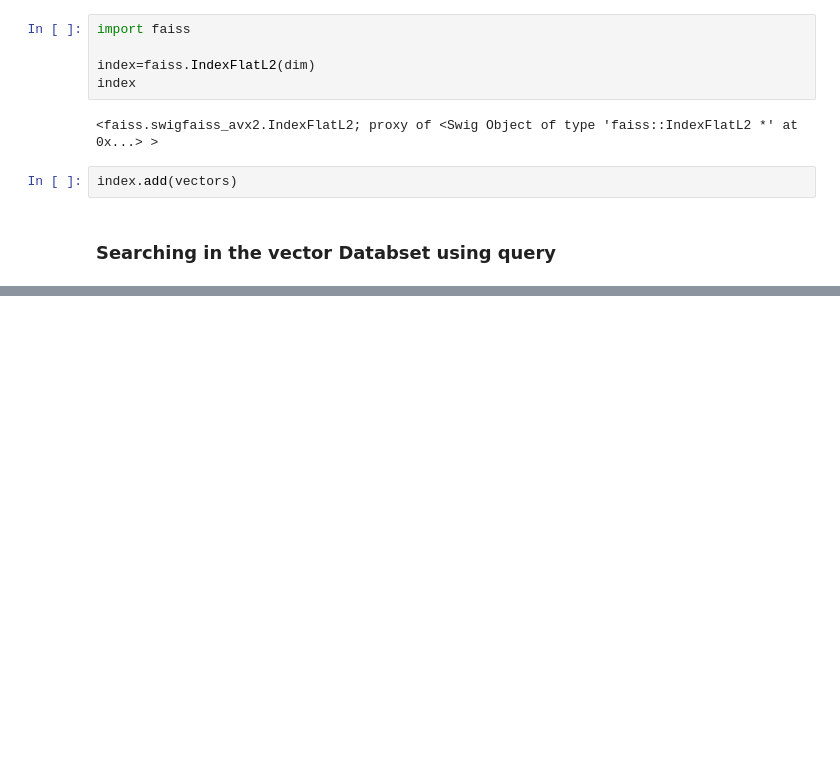
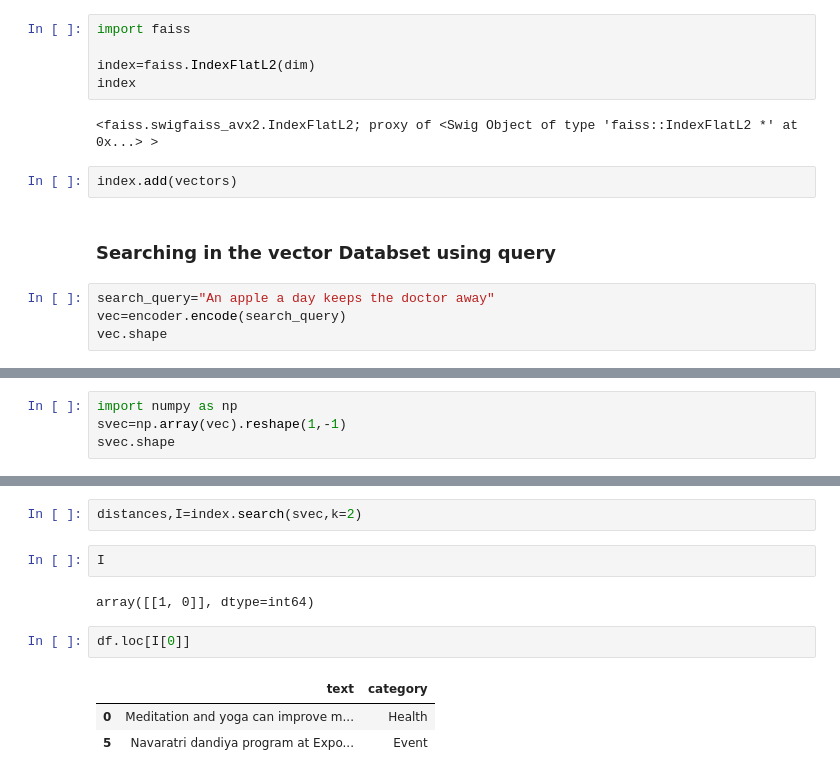
Before and after one commit to Ilham-Syed/EquiLens, a Jupyter notebook: FAISS vector database.ipynb, the cells around one changed output, grey strips where cells are left out. Saved outputs shown, nothing was run; the diff lists cells and outputs as text; blank space fills up the shorter version.

```diff
--- a/FAISS vector database.ipynb
+++ b/FAISS vector database.ipynb
@@ -86,3 +83,7 @@ index
 index.add(vectors)
 # %% [markdown]
 ### Searching in the vector Databset using query
+# %%
+search_query="An apple a day keeps the doctor away"
+vec=encoder.encode(search_query)
+vec.shape
@@ -88,0 +92,4 @@ index.add(vectors)
+# %%
+import numpy as np
+svec=np.array(vec).reshape(1,-1)
+svec.shape
@@ -88,0 +118,12 @@ index.add(vectors)
+# %%
+distances,I=index.search(svec,k=2)
+# %%
+I
+# %% [output]
+array([[1, 0]], dtype=int64)
+# %%
+df.loc[I[0]]
+# %% [output]
+|  | text | category |
+| 0 | Meditation and yoga can improve m... | Health |
+| 5 | Navaratri dandiya program at Expo... | Event |
```
Also changed, not shown: parts of 5 cells of this notebook.
